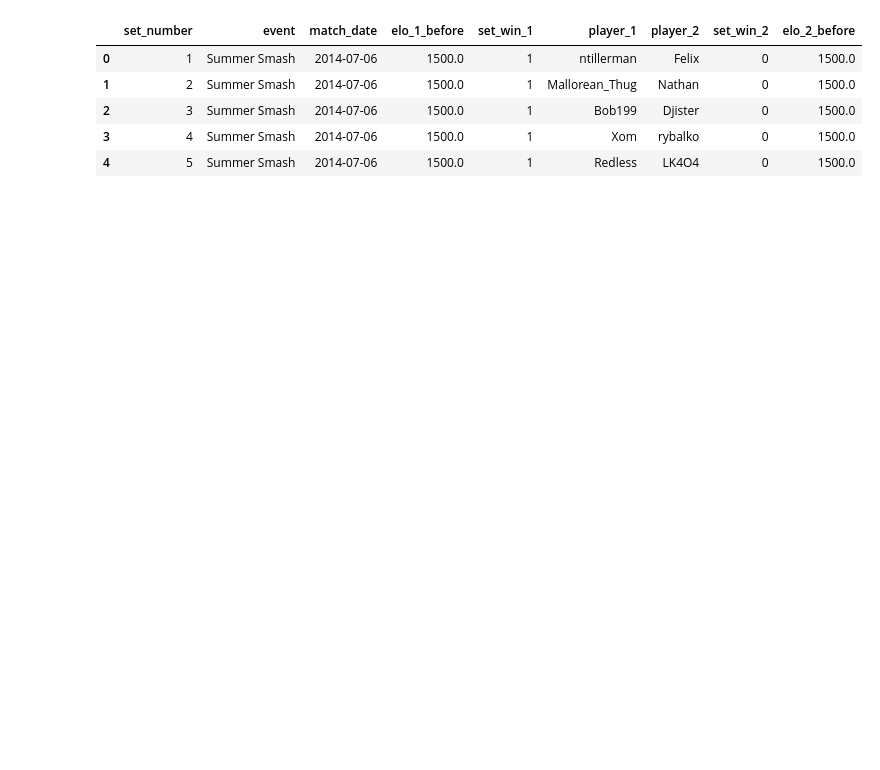
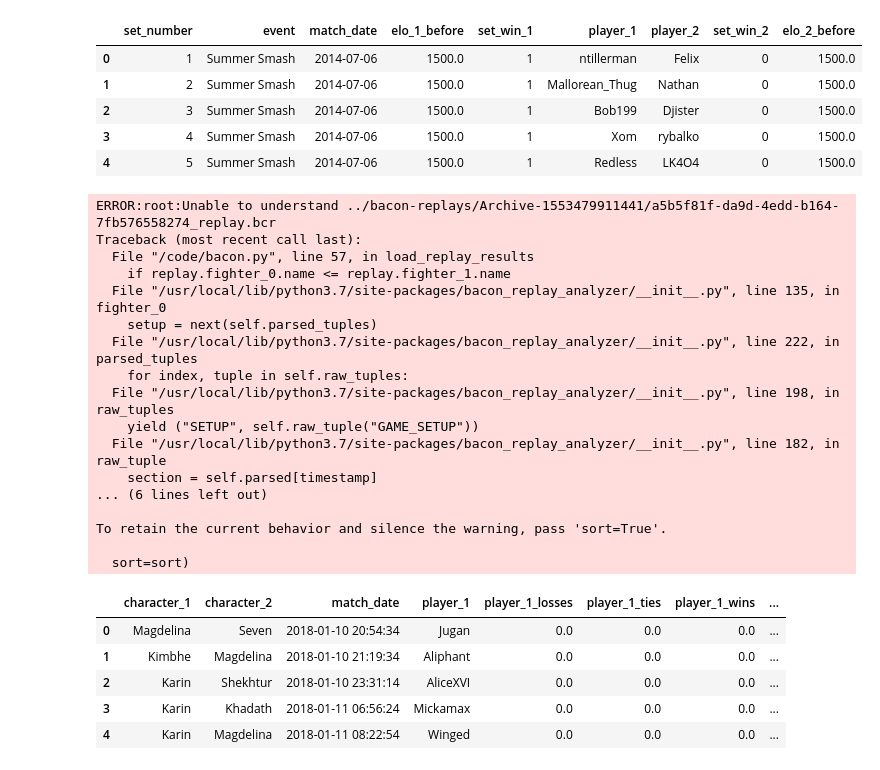
Before and after one commit to cpennington/yomi-skill, a Jupyter notebook: BaCON Elo.ipynb, the cells around one changed output. Saved outputs shown, nothing was run; the diff lists cells and outputs as text; code cells hidden in the pictures; blank space fills up the shorter version.

```diff
--- a/BaCON Elo.ipynb
+++ b/BaCON Elo.ipynb
@@ -13,5 +18,33 @@ matches.head()
 | 2 | 3 | Summer Smash | 2014-07-06 | 1500.0 | 1 | Bob199 | Djister | 0 | 1500.0 |
 | 3 | 4 | Summer Smash | 2014-07-06 | 1500.0 | 1 | Xom | rybalko | 0 | 1500.0 |
 | 4 | 5 | Summer Smash | 2014-07-06 | 1500.0 | 1 | Redless | LK4O4 | 0 | 1500.0 |
+# %%
+compute_elo = bacon_compute_elo
+matches = load_historical_record()
+matches.head()
+# %% [output]
+ERROR:root:Unable to understand ../bacon-replays/Archive-1553479911441/a5b5f81f-da9d-4edd-b164-7fb576558274_replay.bcr
+Traceback (most recent call last):
+  File "/code/bacon.py", line 57, in load_replay_results
+    if replay.fighter_0.name <= replay.fighter_1.name
+  File "/usr/local/lib/python3.7/site-packages/bacon_replay_analyzer/__init__.py", line 135, in fighter_0
+    setup = next(self.parsed_tuples)
+  File "/usr/local/lib/python3.7/site-packages/bacon_replay_analyzer/__init__.py", line 222, in parsed_tuples
+    for index, tuple in self.raw_tuples:
+  File "/usr/local/lib/python3.7/site-packages/bacon_replay_analyzer/__init__.py", line 198, in raw_tuples
+    yield ("SETUP", self.raw_tuple("GAME_SETUP"))
+  File "/usr/local/lib/python3.7/site-packages/bacon_replay_analyzer/__init__.py", line 182, in raw_tuple
+    section = self.parsed[timestamp]
+... (6 lines left out)
+
+To retain the current behavior and silence the warning, pass 'sort=True'.
+
+  sort=sort)
+|  | character_1 | character_2 | match_date | player_1 | player_1_losses | player_1_ties | player_1_wins | ... |
+| 0 | Magdelina | Seven | 2018-01-10 20:54:34 | Jugan | 0.0 | 0.0 | 0.0 | ... |
+| 1 | Kimbhe | Magdelina | 2018-01-10 21:19:34 | Aliphant | 0.0 | 0.0 | 0.0 | ... |
+| 2 | Karin | Shekhtur | 2018-01-10 23:31:14 | AliceXVI | 0.0 | 0.0 | 0.0 | ... |
+| 3 | Karin | Khadath | 2018-01-11 06:56:24 | Mickamax | 0.0 | 0.0 | 0.0 | ... |
+| 4 | Karin | Magdelina | 2018-01-11 08:22:54 | Winged | 0.0 | 0.0 | 0.0 | ... |
 # %%
 results = []
```
Also changed, not shown: parts of 6 cells of this notebook, 13 other files.
